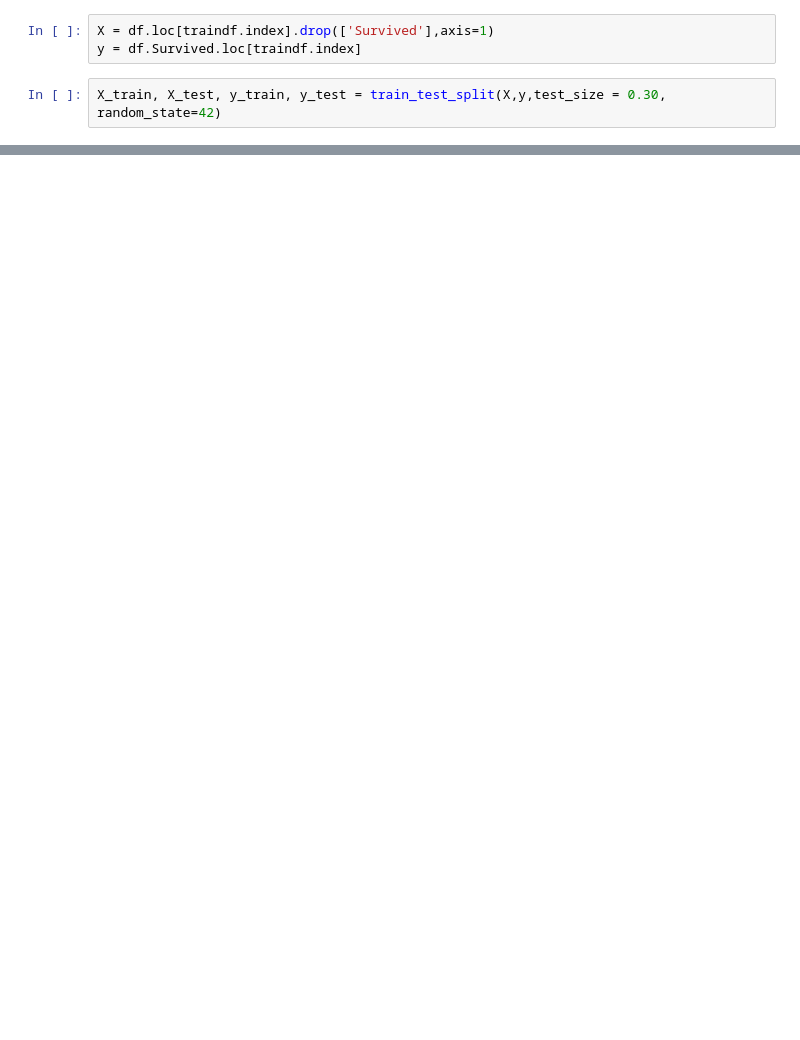
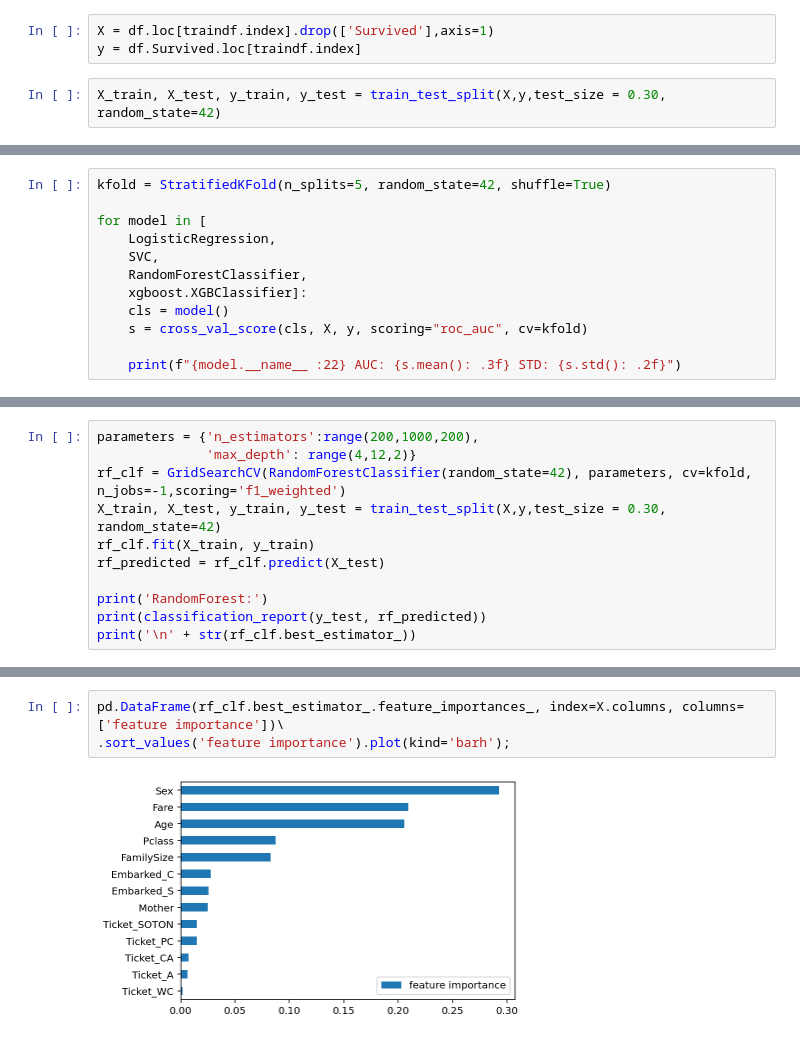
Before and after one commit to dmashchenko/titanic, a Jupyter notebook: titanic.ipynb, the cells around one changed output, grey strips where cells are left out. Cells and saved outputs as stored; diff of their text form; blank space fills up the shorter version.

```diff
--- a/titanic.ipynb
+++ b/titanic.ipynb
@@ -72,0 +114,12 @@ Name: Survived, Length: 891, dtype: float64
+# %%
+kfold = StratifiedKFold(n_splits=5, random_state=42, shuffle=True)
+
+for model in [
+    LogisticRegression,
+    SVC,
+    RandomForestClassifier,
+    xgboost.XGBClassifier]:
+    cls = model()
+    s = cross_val_score(cls, X, y, scoring="roc_auc", cv=kfold)
+
+    print(f"{model.__name__ :22} AUC: {s.mean(): .3f} STD: {s.std(): .2f}")
@@ -72,0 +134,11 @@ Name: Survived, Length: 891, dtype: float64
+# %%
+parameters = {'n_estimators':range(200,1000,200),
+              'max_depth': range(4,12,2)}
+rf_clf = GridSearchCV(RandomForestClassifier(random_state=42), parameters, cv=kfold, n_jobs=-1,scoring='f1_weighted')
+X_train, X_test, y_train, y_test = train_test_split(X,y,test_size = 0.30, random_state=42)
+rf_clf.fit(X_train, y_train)
+rf_predicted = rf_clf.predict(X_test)
+
+print('RandomForest:')
+print(classification_report(y_test, rf_predicted))
+print('\n' + str(rf_clf.best_estimator_))
@@ -72,0 +158,5 @@ Name: Survived, Length: 891, dtype: float64
+# %%
+pd.DataFrame(rf_clf.best_estimator_.feature_importances_, index=X.columns, columns=['feature importance'])\
+.sort_values('feature importance').plot(kind='barh');
+# %% [output]
+[figure, added]
```
Also changed, not shown: parts of 23 cells of this notebook, 3 other files.
